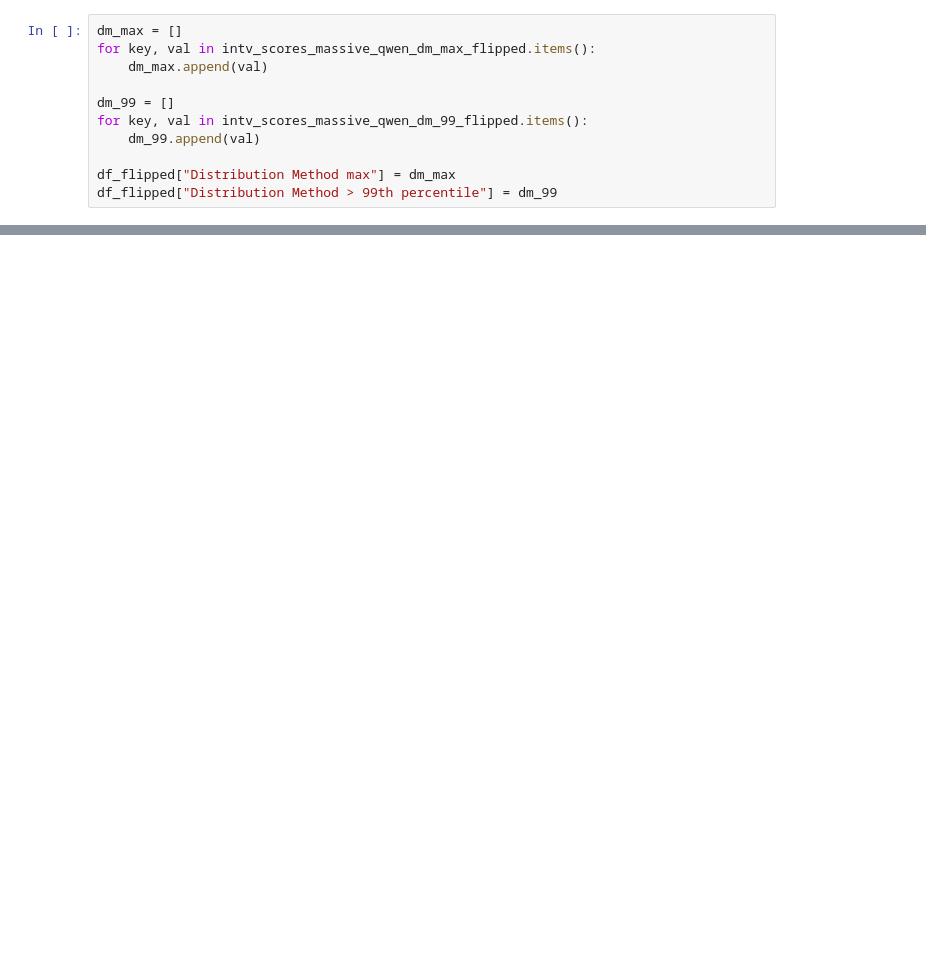
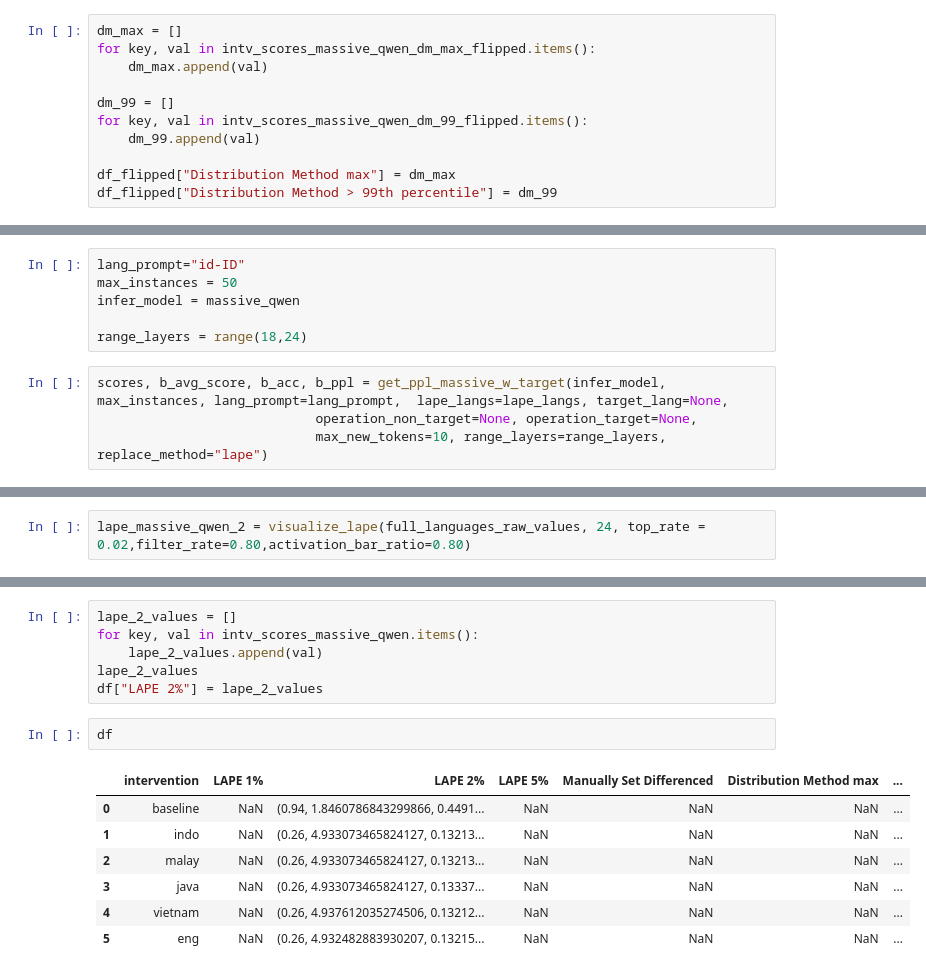
Before and after one commit to tauimbz/lang-task-neuron, a Jupyter notebook: intervention_lang_neuron.ipynb, the cells around one changed output, grey strips where cells are left out. Saved outputs shown, nothing was run; the diff lists cells and outputs as text; blank space fills up the shorter version.

```diff
--- a/intervention_lang_neuron.ipynb
+++ b/intervention_lang_neuron.ipynb
@@ -1516,0 +1811,10 @@ df_flipped
+# %%
+lang_prompt="id-ID"
+max_instances = 50
+infer_model = massive_qwen
+
+range_layers = range(18,24)
+# %%
+scores, b_avg_score, b_acc, b_ppl = get_ppl_massive_w_target(infer_model, max_instances, lang_prompt=lang_prompt,  lape_langs=lape_langs, target_lang=None,
+                            operation_non_target=None, operation_target=None,
+                            max_new_tokens=10, range_layers=range_layers, replace_method="lape")
@@ -1516,0 +1823,2 @@ df_flipped
+# %%
+lape_massive_qwen_2 = visualize_lape(full_languages_raw_values, 24, top_rate = 0.02,filter_rate=0.80,activation_bar_ratio=0.80)
@@ -1516,0 +2010,16 @@ df_flipped
+# %%
+lape_2_values = []
+for key, val in intv_scores_massive_qwen.items():
+    lape_2_values.append(val)
+lape_2_values
+df["LAPE 2%"] = lape_2_values
+# %%
+df
+# %% [output]
+|  | intervention | LAPE 1% | LAPE 2% | LAPE 5% | Manually Set Differenced | Distribution Method max | ... |
+| 0 | baseline | NaN | (0.94, 1.8460786843299866, 0.4491... | NaN | NaN | NaN | ... |
+| 1 | indo | NaN | (0.26, 4.933073465824127, 0.13213... | NaN | NaN | NaN | ... |
+| 2 | malay | NaN | (0.26, 4.933073465824127, 0.13213... | NaN | NaN | NaN | ... |
+| 3 | java | NaN | (0.26, 4.933073465824127, 0.13337... | NaN | NaN | NaN | ... |
+| 4 | vietnam | NaN | (0.26, 4.937612035274506, 0.13212... | NaN | NaN | NaN | ... |
+| 5 | eng | NaN | (0.26, 4.932482883930207, 0.13215... | NaN | NaN | NaN | ... |
```
Also changed, not shown: parts of 58 cells of this notebook.
